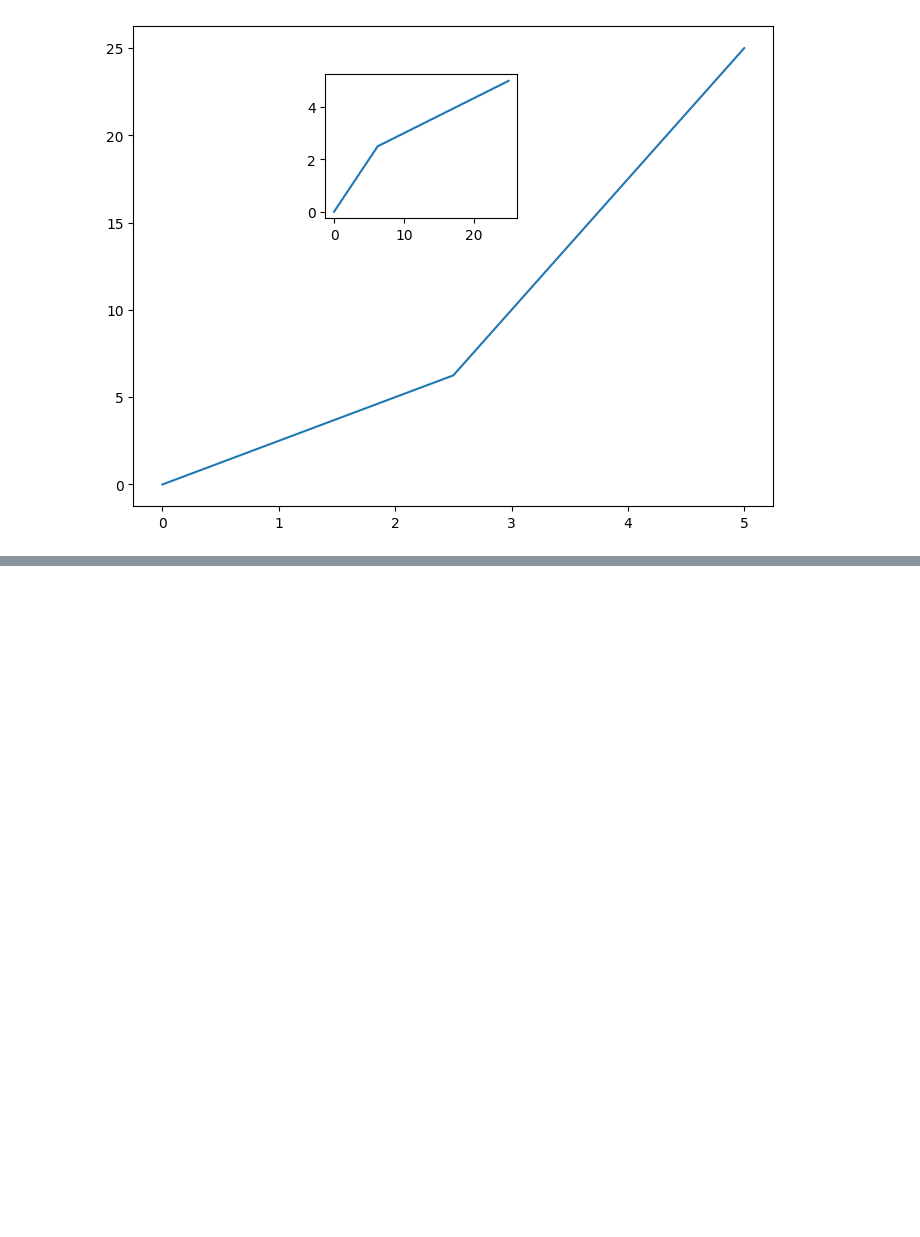
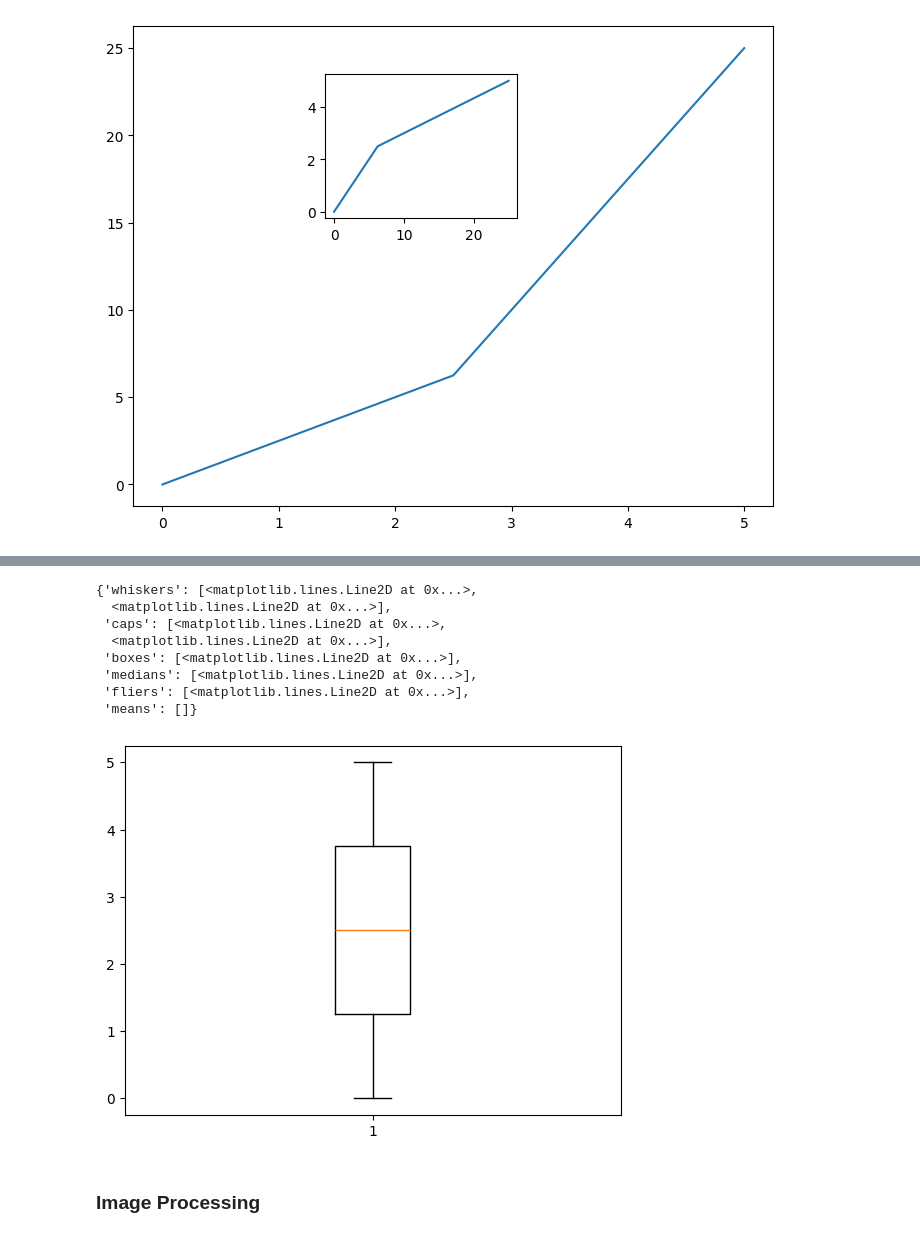
Before and after one commit to MAhmad25/DataVisualization, a Jupyter notebook: Matplotlib.ipynb, the cells around one changed output, grey strips where cells are left out. Cells and saved outputs as stored; diff of their text form; code cells hidden in the pictures; blank space fills up the shorter version.

```diff
--- a/Matplotlib.ipynb
+++ b/Matplotlib.ipynb
@@ -39,0 +58,14 @@ axis1.plot(y,x)
+# %%
+plt.boxplot(x)
+# %% [output]
+{'whiskers': [<matplotlib.lines.Line2D at 0x...>,
+  <matplotlib.lines.Line2D at 0x...>],
+ 'caps': [<matplotlib.lines.Line2D at 0x...>,
+  <matplotlib.lines.Line2D at 0x...>],
+ 'boxes': [<matplotlib.lines.Line2D at 0x...>],
+ 'medians': [<matplotlib.lines.Line2D at 0x...>],
+ 'fliers': [<matplotlib.lines.Line2D at 0x...>],
+ 'means': []}
+[figure, added]
+# %% [markdown]
+<h3>Image Processing</h3>
```
Also changed, not shown: parts of 9 cells of this notebook, 1 other file.
